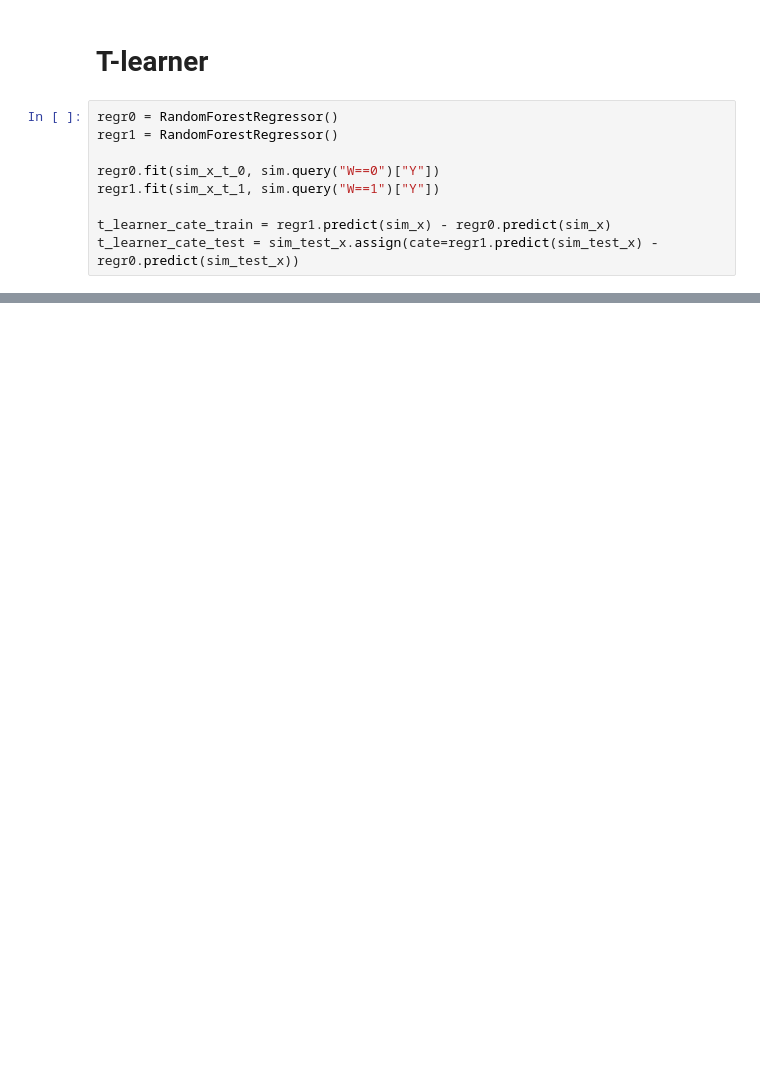
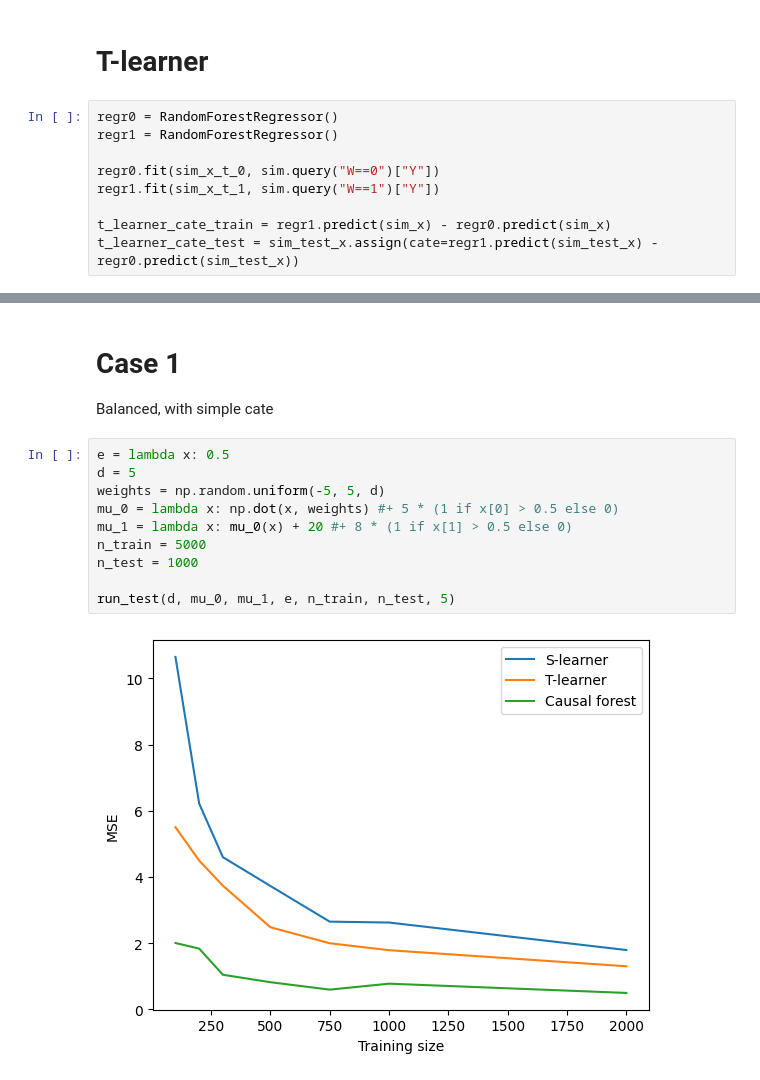
Before and after one commit to Hubert1913/research-project, a Jupyter notebook: data_simulation_notebook.ipynb, the cells around one changed output, grey strips where cells are left out. Saved outputs shown, nothing was run; the diff lists cells and outputs as text; blank space fills up the shorter version.

```diff
--- a/data_simulation_notebook.ipynb
+++ b/data_simulation_notebook.ipynb
@@ -364,0 +307,16 @@ plt.show()
+# %% [markdown]
+# Case 1
+
+Balanced, with simple cate
+# %%
+e = lambda x: 0.5
+d = 5
+weights = np.random.uniform(-5, 5, d)
+mu_0 = lambda x: np.dot(x, weights) #+ 5 * (1 if x[0] > 0.5 else 0)
+mu_1 = lambda x: mu_0(x) + 20 #+ 8 * (1 if x[1] > 0.5 else 0)
+n_train = 5000
+n_test = 1000
+
+run_test(d, mu_0, mu_1, e, n_train, n_test, 5)
+# %% [output]
+[figure, added]
```
Also changed, not shown: parts of 29 cells of this notebook, 1 other file.
